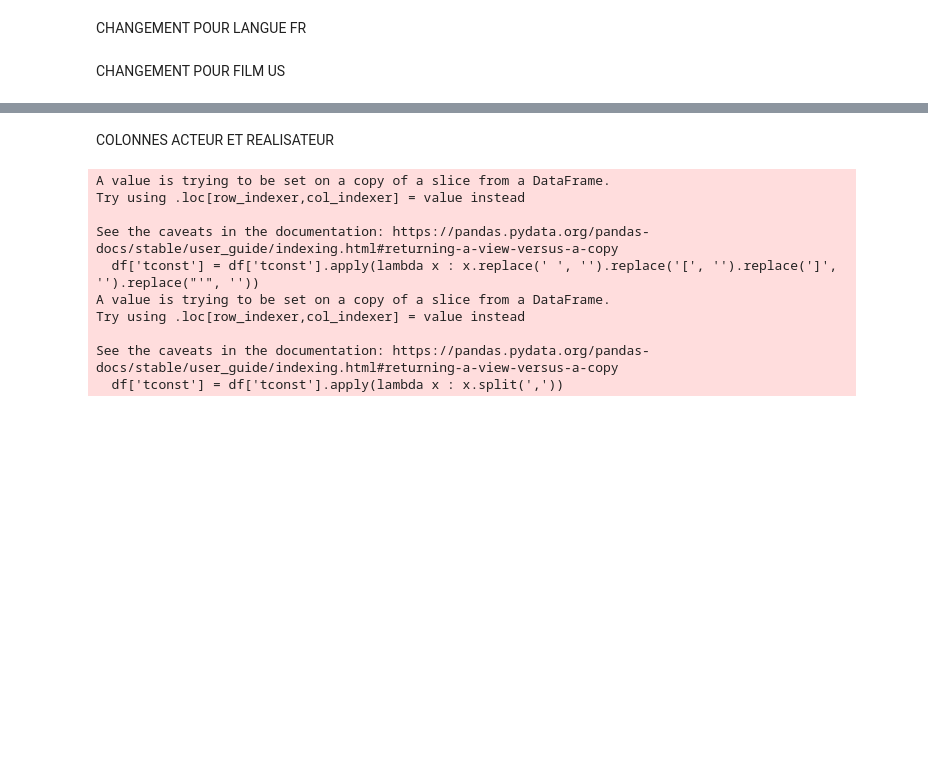
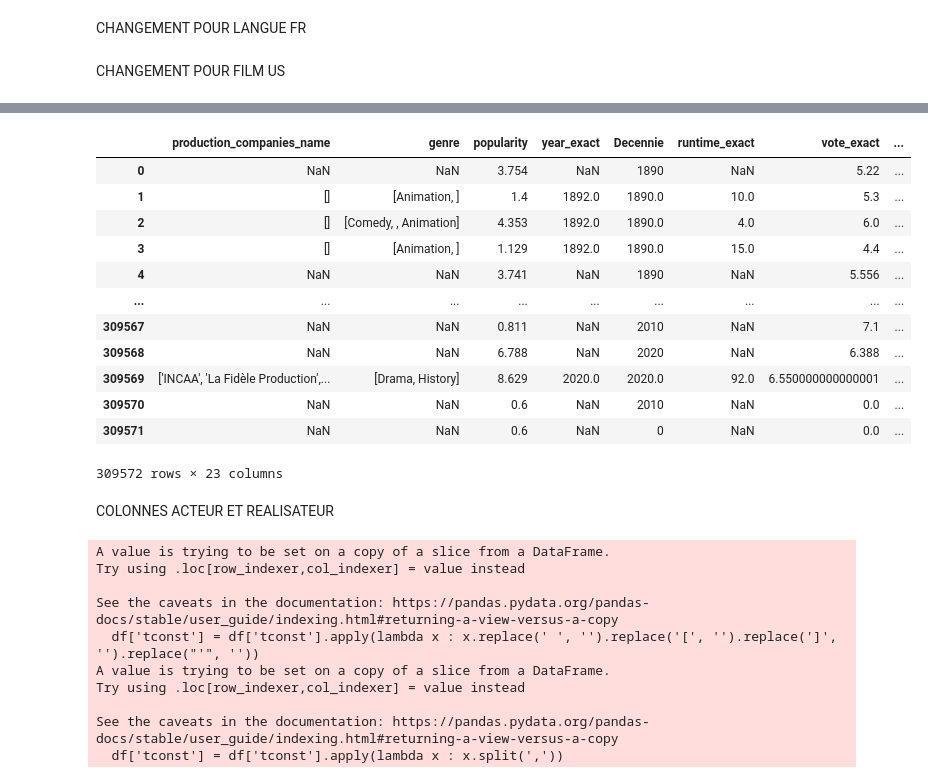
Before and after one commit to KilianCadiou/The-Rock-mendation, a Jupyter notebook: Essai_Kilian DB NN.ipynb, the cells around one changed output, grey strips where cells are left out. Drawn from its saved outputs; the diff is of its cells as text; code cells hidden in the pictures; blank space fills up the shorter version.

```diff
--- a/Essai_Kilian DB NN.ipynb
+++ b/Essai_Kilian DB NN.ipynb
@@ -582,0 +636,54 @@ df_films = df_films[(df_films['final_language'].str.contains('fr') == True) | (d
+# %%
+for element2 in colonnes_df_2:
+    for element in df_essai_tmdb.columns:
+        if element2 in element and 'int' not in element and 'arrondi' not in element and 'count' not in element :
+            if 'df' in element:
+                df_essai_tmdb = df_essai_tmdb.rename({element : f'{element2}_df'}, axis = 1)
+            else:
+                df_essai_tmdb = df_essai_tmdb.rename({element : f'{element2}_tmdb'}, axis = 1)
+# %%
+for element in colonnes_df_2:
+    for element2 in df_essai_tmdb.columns:
+        if element in element2:
+            df_essai_tmdb[element2] = df_essai_tmdb[element2].astype(str)
+            df_essai_tmdb[element2] = df_essai_tmdb[element2].apply(lambda x : x.replace(' ', '').replace('[', '').replace(']', '').replace("'", '').replace(",,", ',').replace('nan', ''))
+            df_essai_tmdb[element2] = df_essai_tmdb[element2].apply(lambda x : np.nan if x == '' else x)
+# %%
+for element2 in colonnes_df_2:
+    for element in df_essai_tmdb.columns:
+        if element2 in element :
+            if f'{element2}_df' in df_essai_tmdb.columns and f'{element2}_tmdb' in df_essai_tmdb.columns:
+                df_essai_tmdb[f'{element2}_final'] = df_essai_tmdb[f'{element2}_df'].fillna(df_essai_tmdb[f'{element2}_tmdb'])
+                df_essai_tmdb = df_essai_tmdb.drop(f'{element2}_df', axis = 1)
+                df_essai_tmdb = df_essai_tmdb.drop(f'{element2}_tmdb', axis = 1)
+            elif f'{element2}_df' in df_essai_tmdb.columns and f'{element2}_tmdb' not in df_essai_tmdb.columns:
+                df_essai_tmdb[f'{element2}_final'] = df_essai_tmdb[f'{element2}_df']
+                df_essai_tmdb = df_essai_tmdb.drop(f'{element2}_df', axis = 1)
+            elif f'{element2}_df' not in df_essai_tmdb.columns and f'{element2}_tmdb' in df_essai_tmdb.columns:
+                df_essai_tmdb[f'{element2}_final'] = df_essai_tmdb[f'{element2}_tmdb']
+                df_essai_tmdb = df_essai_tmdb.drop(f'{element2}_tmdb', axis = 1)
+# %%
+df_essai_tmdb = df_essai_tmdb.rename({'genre_df' : 'genre_final',
+                                      'production_companies_name_df' : 'production_companies_name_final'}, axis = 1)
+# %%
+colonnes = []
+for element in df_essai_tmdb.columns:
+    if 'final' in element:
+        colonnes.append(element[:-6])
+        df_essai_tmdb = df_essai_tmdb.rename({element : element[:-6]}, axis =1)
+
+df_essai_tmdb = df_essai_tmdb[colonnes]
+# %% [output]
+|  | production_companies_name | genre | popularity | year_exact | Decennie | runtime_exact | vote_exact | ... |
+| 0 | NaN | NaN | 3.754 | NaN | 1890 | NaN | 5.22 | ... |
+| 1 | [] | [Animation, ] | 1.4 | 1892.0 | 1890.0 | 10.0 | 5.3 | ... |
+| 2 | [] | [Comedy, , Animation] | 4.353 | 1892.0 | 1890.0 | 4.0 | 6.0 | ... |
+| 3 | [] | [Animation, ] | 1.129 | 1892.0 | 1890.0 | 15.0 | 4.4 | ... |
+| 4 | NaN | NaN | 3.741 | NaN | 1890 | NaN | 5.556 | ... |
+| ... | ... | ... | ... | ... | ... | ... | ... | ... |
+| 309567 | NaN | NaN | 0.811 | NaN | 2010 | NaN | 7.1 | ... |
+| 309568 | NaN | NaN | 6.788 | NaN | 2020 | NaN | 6.388 | ... |
+| 309569 | ['INCAA', 'La Fidèle Production',... | [Drama, History] | 8.629 | 2020.0 | 2020.0 | 92.0 | 6.550000000000001 | ... |
+| 309570 | NaN | NaN | 0.6 | NaN | 2010 | NaN | 0.0 | ... |
+| 309571 | NaN | NaN | 0.6 | NaN | 0 | NaN | 0.0 | ... |
+309572 rows × 23 columns
```
Also changed, not shown: parts of 14 cells of this notebook, 1 other file.
